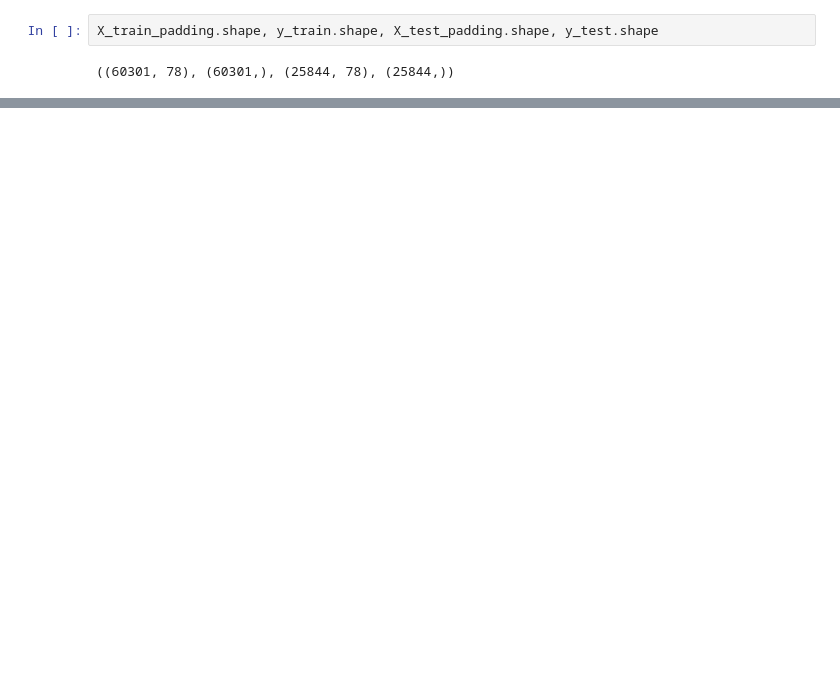
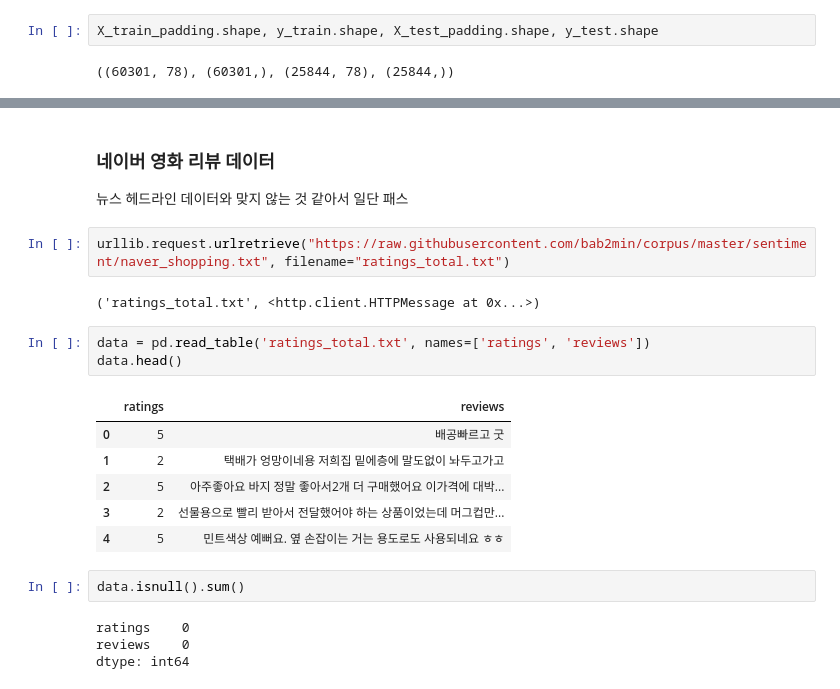
Before and after one commit to JoonghoonChoi/AI_01_Project, a Jupyter notebook: Section_4/AI_01_최중훈_Project_Section_4.ipynb, the cells around one changed output, grey strips where cells are left out. Drawn from its saved outputs; the diff is of its cells as text; blank space fills up the shorter version.

```diff
--- a/Section_4/AI_01_최중훈_Project_Section_4.ipynb
+++ b/Section_4/AI_01_최중훈_Project_Section_4.ipynb
@@ -873,0 +1379,23 @@ weighted avg       0.77      0.77      0.77     25844
+# %% [markdown]
+### 네이버 영화 리뷰 데이터
+뉴스 헤드라인 데이터와 맞지 않는 것 같아서 일단 패스
+# %%
+urllib.request.urlretrieve("https://raw.githubusercontent.com/bab2min/corpus/master/sentiment/naver_shopping.txt", filename="ratings_total.txt")
+# %% [output]
+('ratings_total.txt', <http.client.HTTPMessage at 0x...>)
+# %%
+data = pd.read_table('ratings_total.txt', names=['ratings', 'reviews'])
+data.head()
+# %% [output]
+|  | ratings | reviews |
+| 0 | 5 | 배공빠르고 굿 |
+| 1 | 2 | 택배가 엉망이네용 저희집 밑에층에 말도없이 놔두고가고 |
+| 2 | 5 | 아주좋아요 바지 정말 좋아서2개 더 구매했어요 이가격에 대박... |
+| 3 | 2 | 선물용으로 빨리 받아서 전달했어야 하는 상품이었는데 머그컵만... |
+| 4 | 5 | 민트색상 예뻐요. 옆 손잡이는 거는 용도로도 사용되네요 ㅎㅎ |
+# %%
+data.isnull().sum()
+# %% [output]
+ratings    0
+reviews    0
+dtype: int64
```
Also changed, not shown: parts of 72 cells of this notebook.
